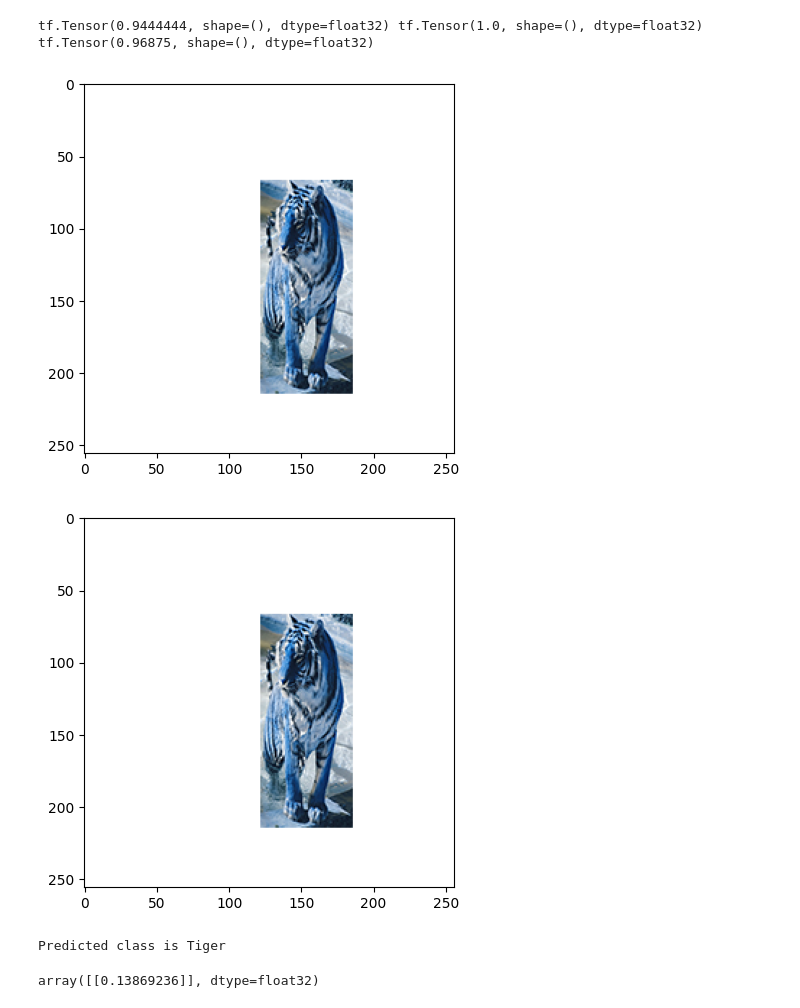
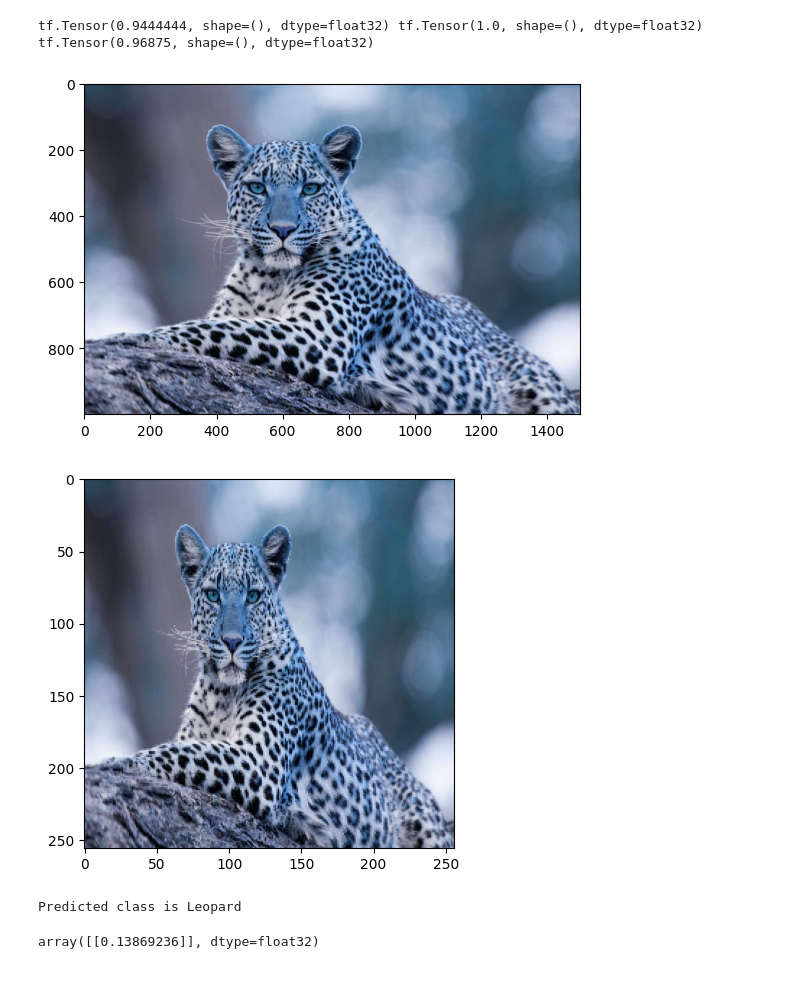
Before and after one commit to Shivansh20128/DL_ImageClassification, a Jupyter notebook: script.ipynb, the cells around one changed output. Saved outputs shown, nothing was run; the diff lists cells and outputs as text; code cells hidden in the pictures; blank space fills up the shorter version.

```diff
--- a/script.ipynb
+++ b/script.ipynb
@@ -154,17 +154,17 @@ print(pre.result(), re.result(), acc.result())
 # %% [output]
 tf.Tensor(0.9444444, shape=(), dtype=float32) tf.Tensor(1.0, shape=(), dtype=float32) tf.Tensor(0.96875, shape=(), dtype=float32)
 # %%
-img = cv2.imread('7.png')
+img = cv2.imread('leopard.jpg')
 plt.imshow(img)
 plt.show()
 # %% [output]
-[figure, old version]
+[figure, new version]
 # %%
 resize = tf.image.resize(img, (256,256))
 plt.imshow(resize.numpy().astype(int))
 plt.show()
 # %% [output]
-[figure, old version]
+[figure, new version]
 # %%
 yhat = model.predict(np.expand_dims(resize/255, 0))
 # %%
@@ -173,7 +173,7 @@ if yhat > 0.5:
 else:
     print(f'Predicted class is Leopard')
 # %% [output]
-Predicted class is Tiger
+Predicted class is Leopard
 # %%
 yhat
 # %% [output]
```
